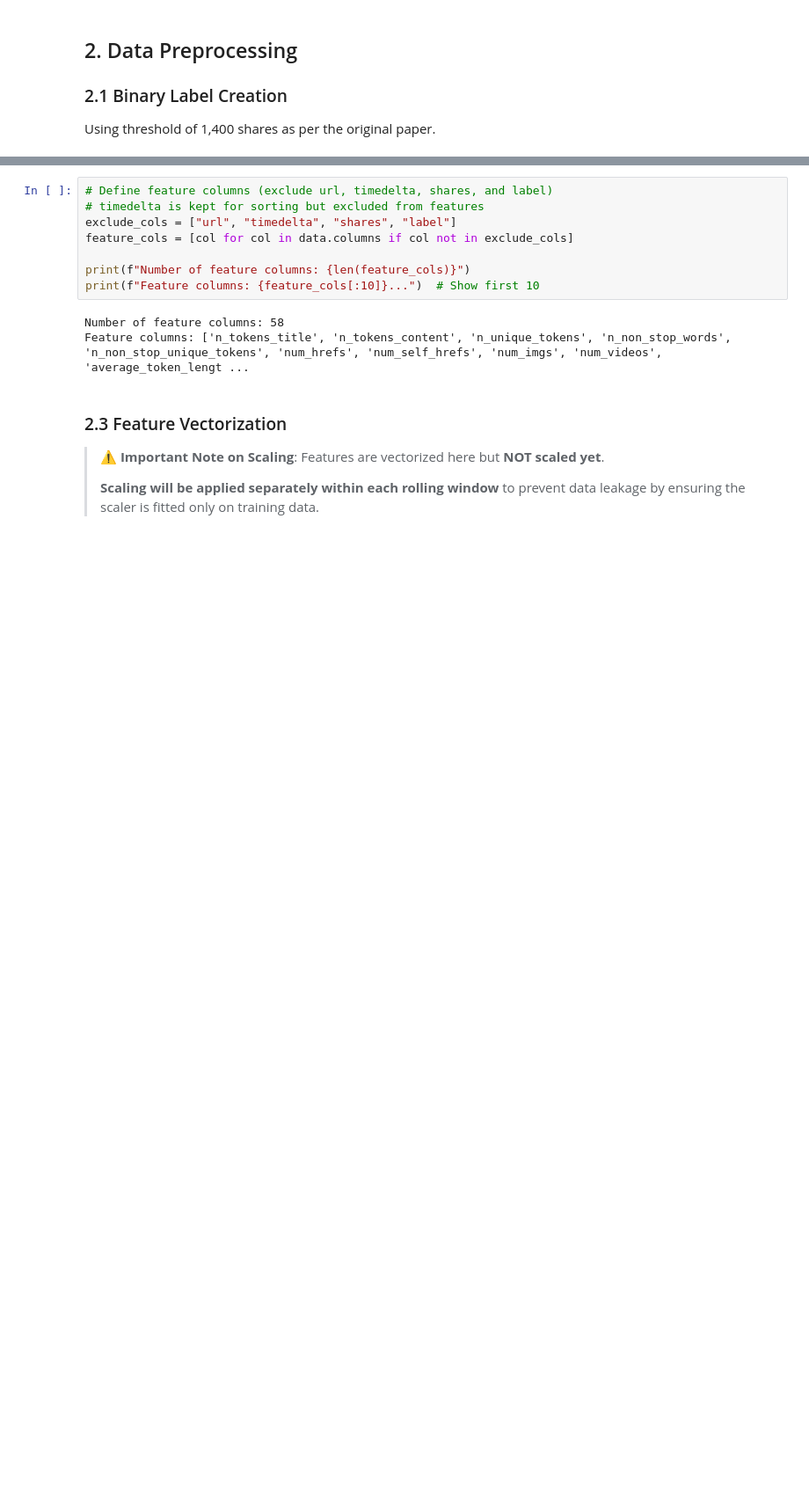
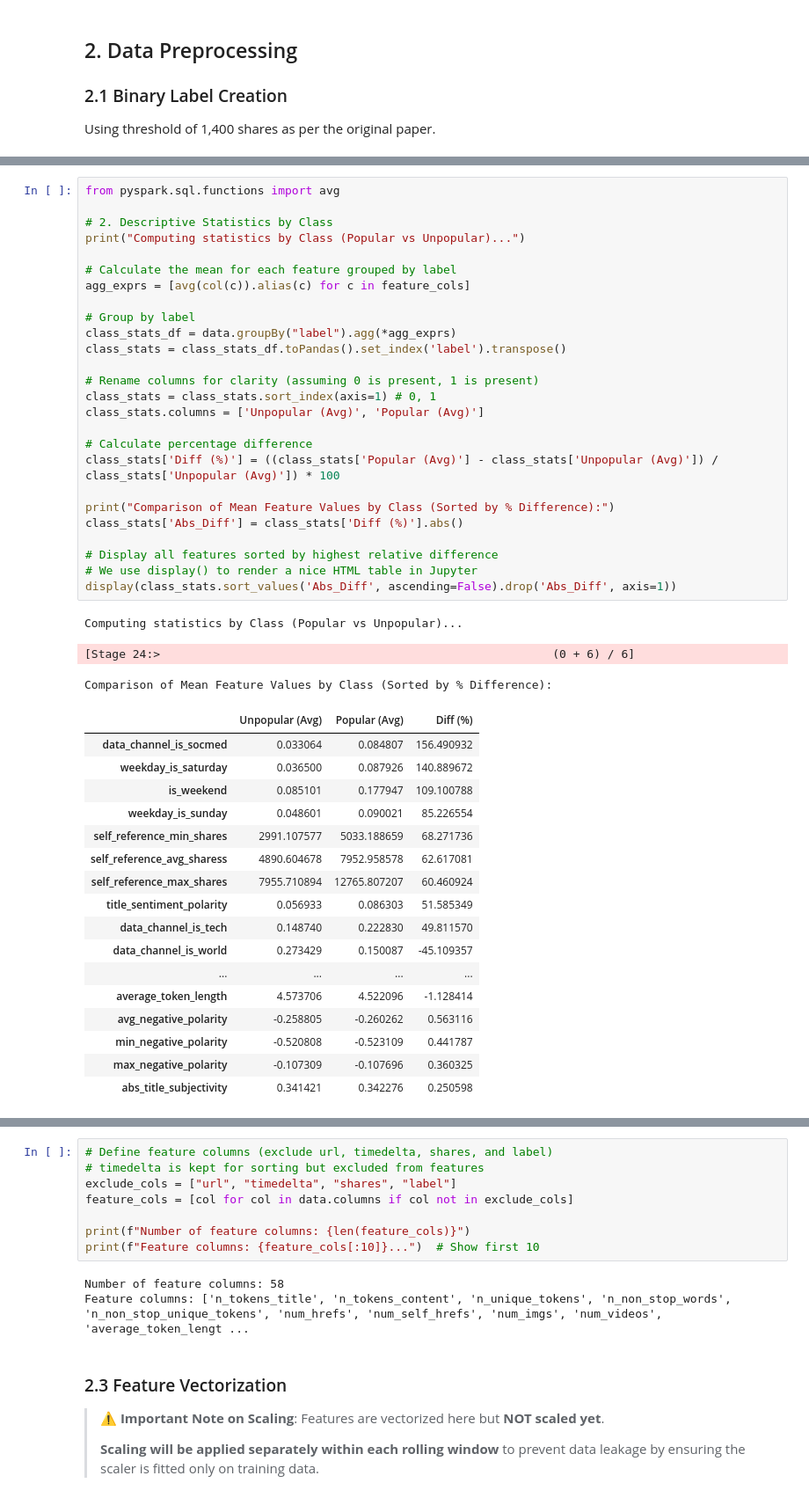
Before and after one commit to kazemihabib/Predicting-the-Popularity-of-Online-News, a Jupyter notebook: big_data_6cfu.ipynb, the cells around one changed output, grey strips where cells are left out. Shown: that part at 88% size. Drawn from its saved outputs; the diff is of its cells as text; blank space fills up the shorter version.

```diff
--- a/big_data_6cfu.ipynb
+++ b/big_data_6cfu.ipynb
@@ -211,0 +249,47 @@ Unpopular (<=1400 shares): 20082 (50.66%)
+# %%
+from pyspark.sql.functions import avg
+
+# 2. Descriptive Statistics by Class
+print("Computing statistics by Class (Popular vs Unpopular)...")
+
+# Calculate the mean for each feature grouped by label
+agg_exprs = [avg(col(c)).alias(c) for c in feature_cols]
+
+# Group by label
+class_stats_df = data.groupBy("label").agg(*agg_exprs)
+class_stats = class_stats_df.toPandas().set_index('label').transpose()
+
+# Rename columns for clarity (assuming 0 is present, 1 is present)
+class_stats = class_stats.sort_index(axis=1) # 0, 1
+class_stats.columns = ['Unpopular (Avg)', 'Popular (Avg)']
+
+# Calculate percentage difference
+class_stats['Diff (%)'] = ((class_stats['Popular (Avg)'] - class_stats['Unpopular (Avg)']) / class_stats['Unpopular (Avg)']) * 100
+
+print("Comparison of Mean Feature Values by Class (Sorted by % Difference):")
+class_stats['Abs_Diff'] = class_stats['Diff (%)'].abs()
+
+# Display all features sorted by highest relative difference
+# We use display() to render a nice HTML table in Jupyter
+display(class_stats.sort_values('Abs_Diff', ascending=False).drop('Abs_Diff', axis=1))
+# %% [output]
+Computing statistics by Class (Popular vs Unpopular)...
+[Stage 24:>                                                         (0 + 6) / 6]
+Comparison of Mean Feature Values by Class (Sorted by % Difference):
+|  | Unpopular (Avg) | Popular (Avg) | Diff (%) |
+| data_channel_is_socmed | 0.033064 | 0.084807 | 156.490932 |
+| weekday_is_saturday | 0.036500 | 0.087926 | 140.889672 |
+| is_weekend | 0.085101 | 0.177947 | 109.100788 |
+| weekday_is_sunday | 0.048601 | 0.090021 | 85.226554 |
+| self_reference_min_shares | 2991.107577 | 5033.188659 | 68.271736 |
+| self_reference_avg_sharess | 4890.604678 | 7952.958578 | 62.617081 |
+| self_reference_max_shares | 7955.710894 | 12765.807207 | 60.460924 |
+| title_sentiment_polarity | 0.056933 | 0.086303 | 51.585349 |
+| data_channel_is_tech | 0.148740 | 0.222830 | 49.811570 |
+| data_channel_is_world | 0.273429 | 0.150087 | -45.109357 |
+| ... | ... | ... | ... |
+| average_token_length | 4.573706 | 4.522096 | -1.128414 |
+| avg_negative_polarity | -0.258805 | -0.260262 | 0.563116 |
+| min_negative_polarity | -0.520808 | -0.523109 | 0.441787 |
+| max_negative_polarity | -0.107309 | -0.107696 | 0.360325 |
+| abs_title_subjectivity | 0.341421 | 0.342276 | 0.250598 |
```
Also changed, not shown: parts of 18 cells of this notebook, 3 other files.
